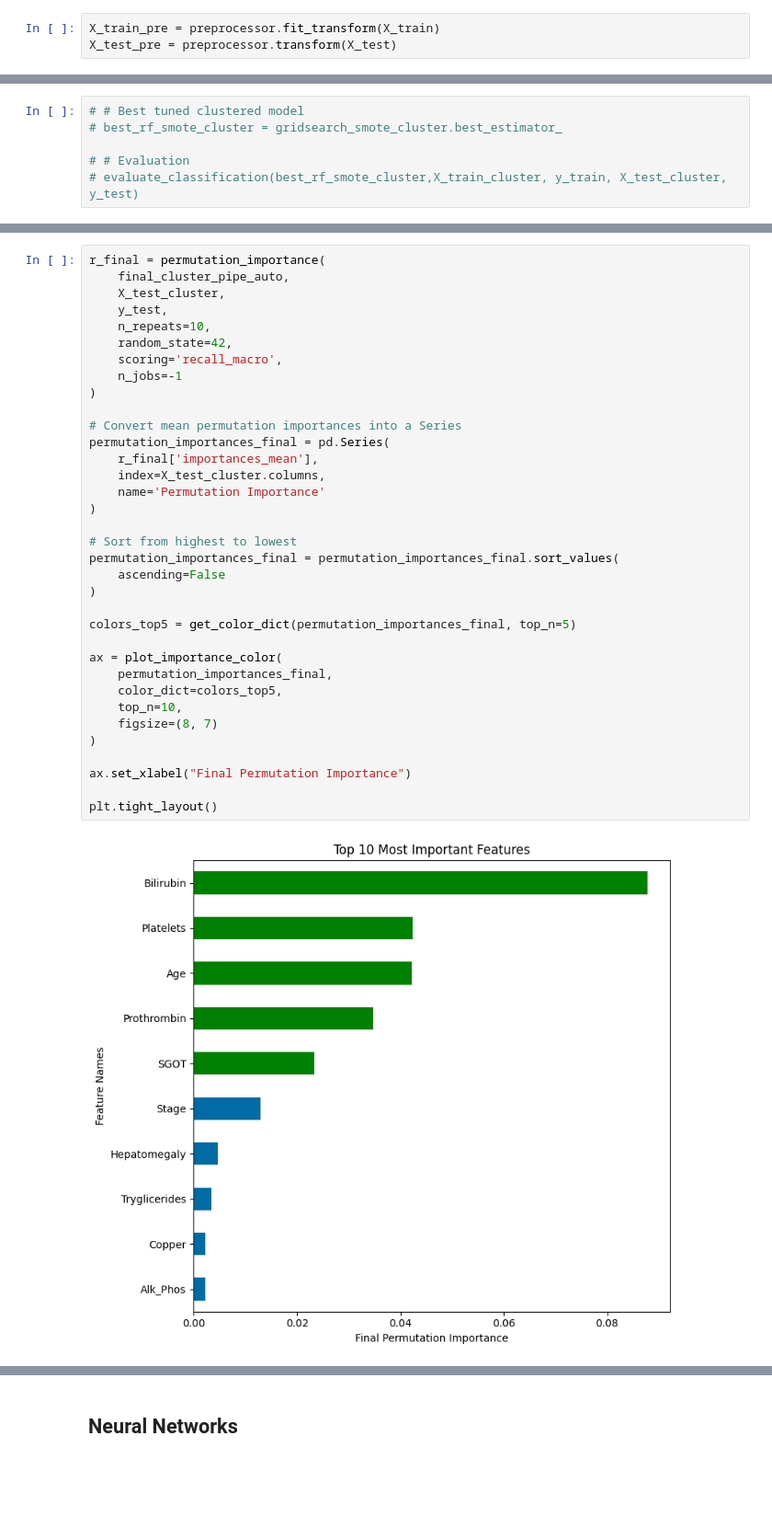
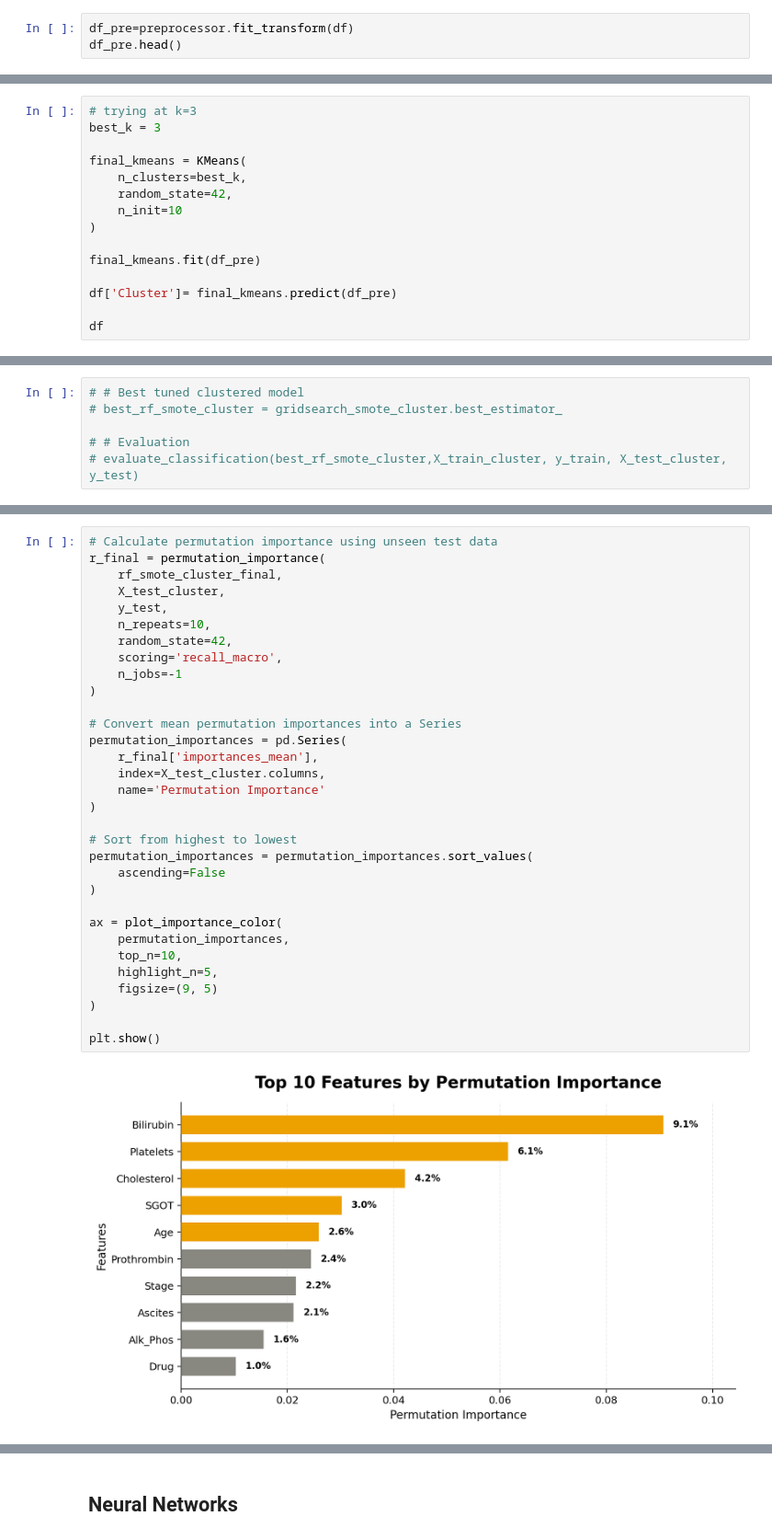
Before and after one commit to swirita/Cirrhosis-Prediction, a Jupyter notebook: Cirrhosis_Prediction.ipynb, the cells around one changed output, grey strips where cells are left out. Shown at 92% size. Drawn from its saved outputs; the diff is of its cells as text; blank space fills up the shorter version.

```diff
--- a/Cirrhosis_Prediction.ipynb
+++ b/Cirrhosis_Prediction.ipynb
@@ -1220,3 +1217,3 @@ plot_status_by_feature_group(df, 'Platelets')
-# %%
-X_train_pre = preprocessor.fit_transform(X_train)
-X_test_pre = preprocessor.transform(X_test)
+# %%
+df_pre=preprocessor.fit_transform(df)
+df_pre.head()
@@ -1304,0 +1271,15 @@ X_train_cluster.head()
+# %%
+# trying at k=3
+best_k = 3
+
+final_kmeans = KMeans(
+    n_clusters=best_k,
+    random_state=42,
+    n_init=10
+)
+
+final_kmeans.fit(df_pre)
+
+df['Cluster']= final_kmeans.predict(df_pre)
+
+df
@@ -1822,37 +1841,34 @@ print(list(all_features[selected_mask]))
 # %%
+# Calculate permutation importance using unseen test data
 r_final = permutation_importance(
-    final_cluster_pipe_auto,
+    rf_smote_cluster_final,
     X_test_cluster,
     y_test,
     n_repeats=10,
     random_state=42,
     scoring='recall_macro',
     n_jobs=-1
 )
 
 # Convert mean permutation importances into a Series
-permutation_importances_final = pd.Series(
+permutation_importances = pd.Series(
     r_final['importances_mean'],
     index=X_test_cluster.columns,
     name='Permutation Importance'
 )
 
 # Sort from highest to lowest
-permutation_importances_final = permutation_importances_final.sort_values(
+permutation_importances = permutation_importances.sort_values(
     ascending=False
 )
 
-colors_top5 = get_color_dict(permutation_importances_final, top_n=5)
-
 ax = plot_importance_color(
-    permutation_importances_final,
-    color_dict=colors_top5,
+    permutation_importances,
     top_n=10,
-    figsize=(8, 7)
+    highlight_n=5,
+    figsize=(9, 5)
 )
 
-ax.set_xlabel("Final Permutation Importance")
-
-plt.tight_layout()
+plt.show()
 # %% [output]
-[figure, old version]
+[figure, new version]
```
Also changed, not shown: parts of 32 cells of this notebook.
